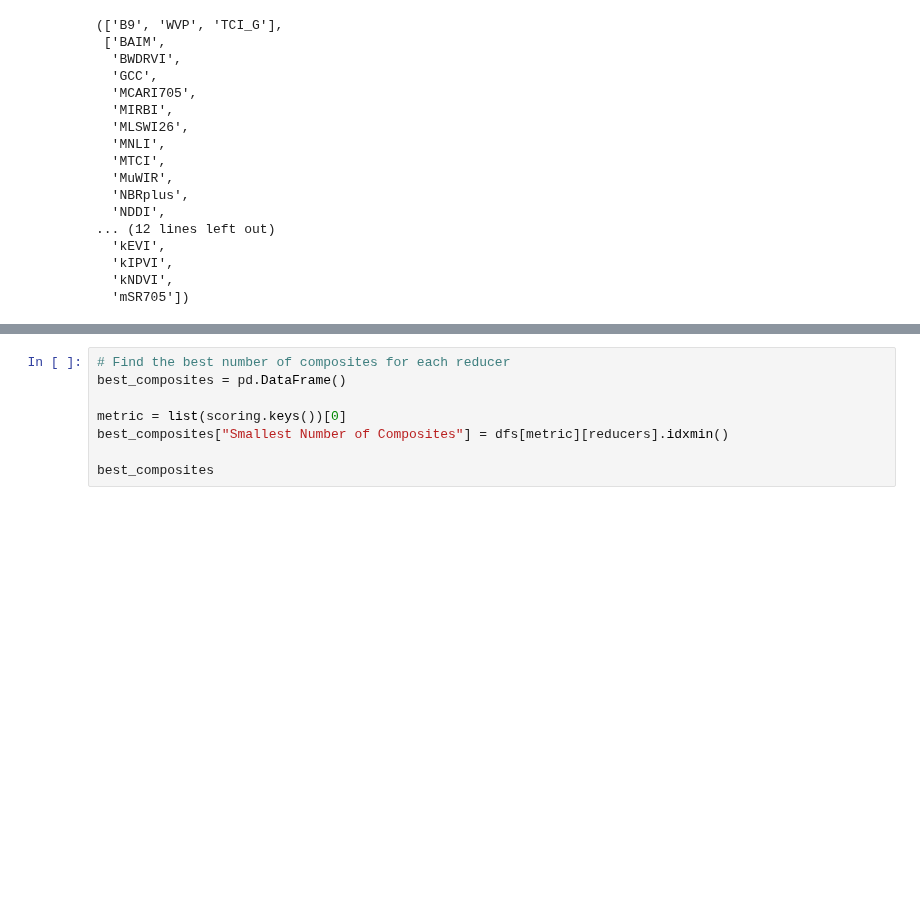
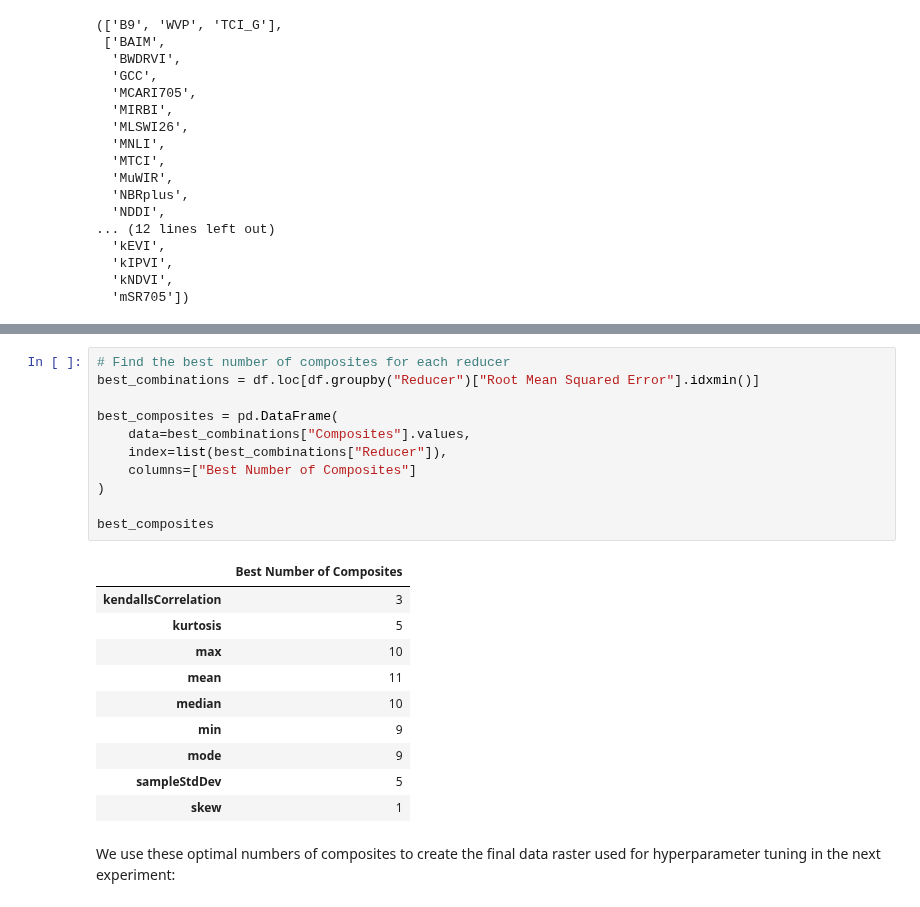
Before and after one commit to Lumcoin/leaf-type-mixture, a Jupyter notebook: notebooks/2-compositing.ipynb, the cells around one changed output, grey strips where cells are left out. Cells and saved outputs as stored; diff of their text form; blank space fills up the shorter version.

```diff
--- a/notebooks/2-compositing.ipynb
+++ b/notebooks/2-compositing.ipynb
@@ -315,11 +276,27 @@ reducers = [
 # %%
 # Find the best number of composites for each reducer
-best_composites = pd.DataFrame()
+best_combinations = df.loc[df.groupby("Reducer")["Root Mean Squared Error"].idxmin()]
 
-metric = list(scoring.keys())[0]
-best_composites["Smallest Number of Composites"] = dfs[metric][reducers].idxmin()
+best_composites = pd.DataFrame(
+    data=best_combinations["Composites"].values,
+    index=list(best_combinations["Reducer"]),
+    columns=["Best Number of Composites"]
+)
 
 best_composites
+# %% [output]
+|  | Best Number of Composites |
+| kendallsCorrelation | 3 |
+| kurtosis | 5 |
+| max | 10 |
+| mean | 11 |
+| median | 10 |
+| min | 9 |
+| mode | 9 |
+| sampleStdDev | 5 |
+| skew | 1 |
+# %% [markdown]
+We use these optimal numbers of composites to create the final data raster used for hyperparameter tuning in the next experiment:
 # %%
 from ltm.features import save_raster
 
```
Also changed, not shown: parts of 17 cells of this notebook, 3 other files.
